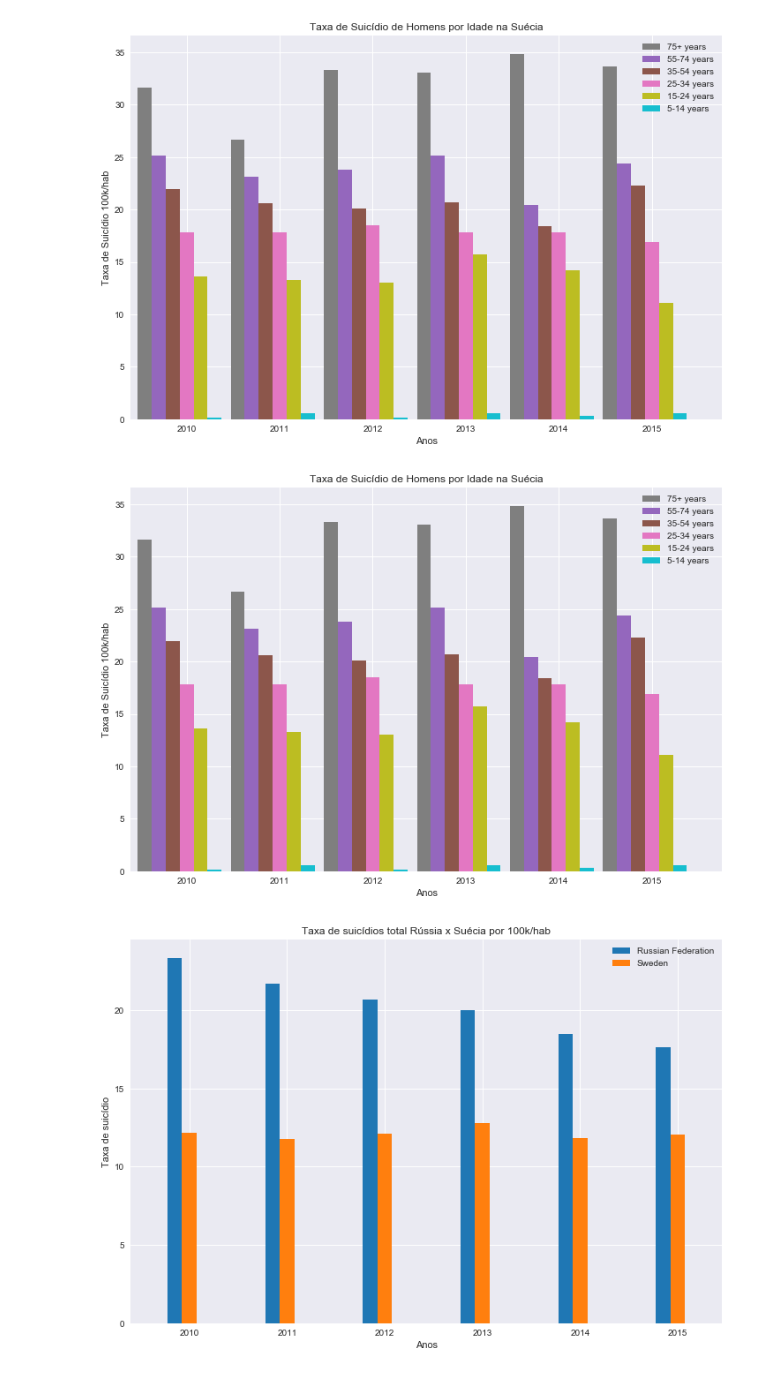
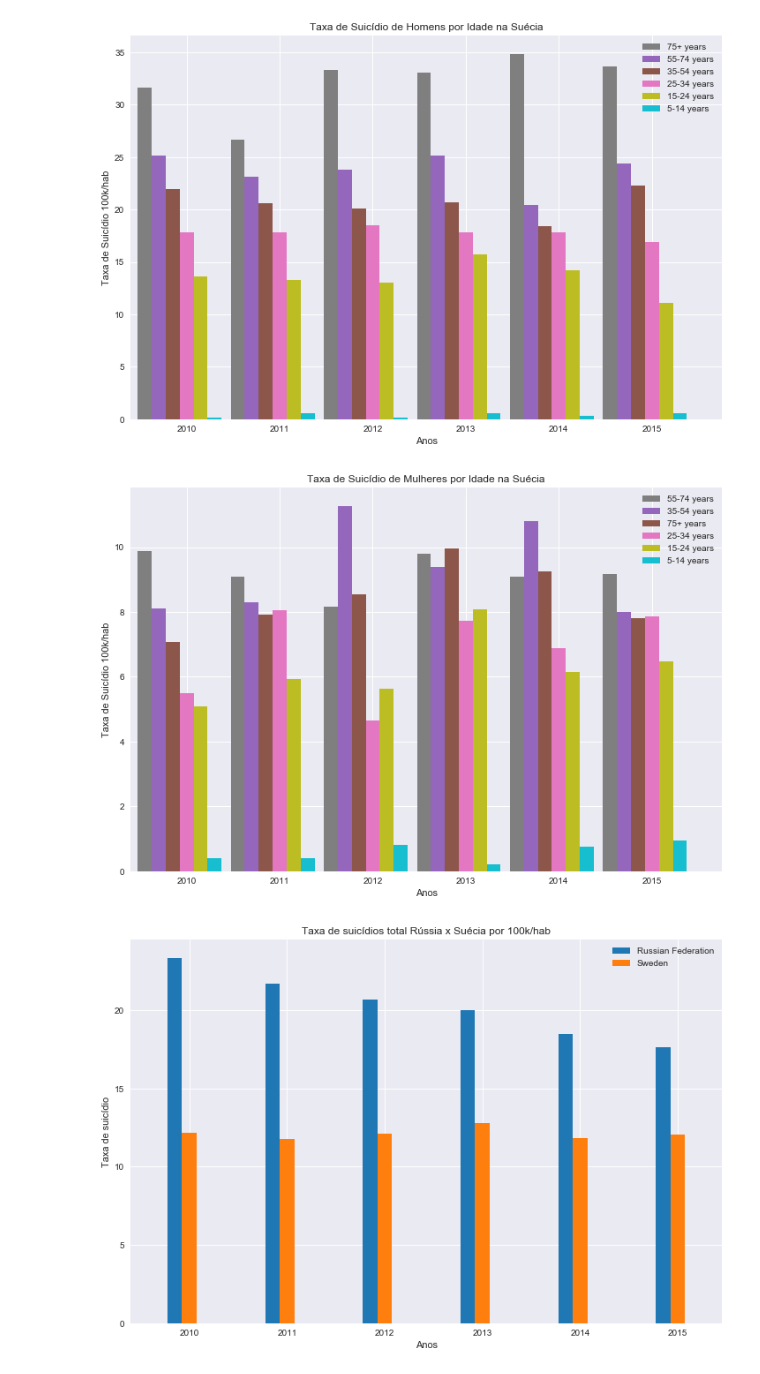
Before and after one commit to Eudess/suicide-data-science, a Jupyter notebook: suicide_analytics.ipynb, the cells around one changed output. Drawn from its saved outputs; the diff is of its cells as text; code cells hidden in the pictures.

```diff
--- a/suicide_analytics.ipynb
+++ b/suicide_analytics.ipynb
@@ -490,9 +683,9 @@ generate_chart_suicide_age(sweden_male, "Taxa de Suicídio 100k/hab", "Anos", "T
 # %% [output]
 [figure]
 # %%
-generate_chart_suicide_age(sweden_male, "Taxa de Suicídio 100k/hab", "Anos", "Taxa de Suicídio de Homens por Idade na Suécia")
+generate_chart_suicide_age(sweden_female, "Taxa de Suicídio 100k/hab", "Anos", "Taxa de Suicídio de Mulheres por Idade na Suécia")
 # %% [output]
-[figure, old version]
+[figure, new version]
 # %%
 generate_chart_suicide_total(myGroup, 'Taxa de suicídio', 'Anos', 'Taxa de suicídios total Rússia x Suécia por 100k/hab')
 # %% [output]
```
Also changed, not shown: parts of 20 cells of this notebook.
